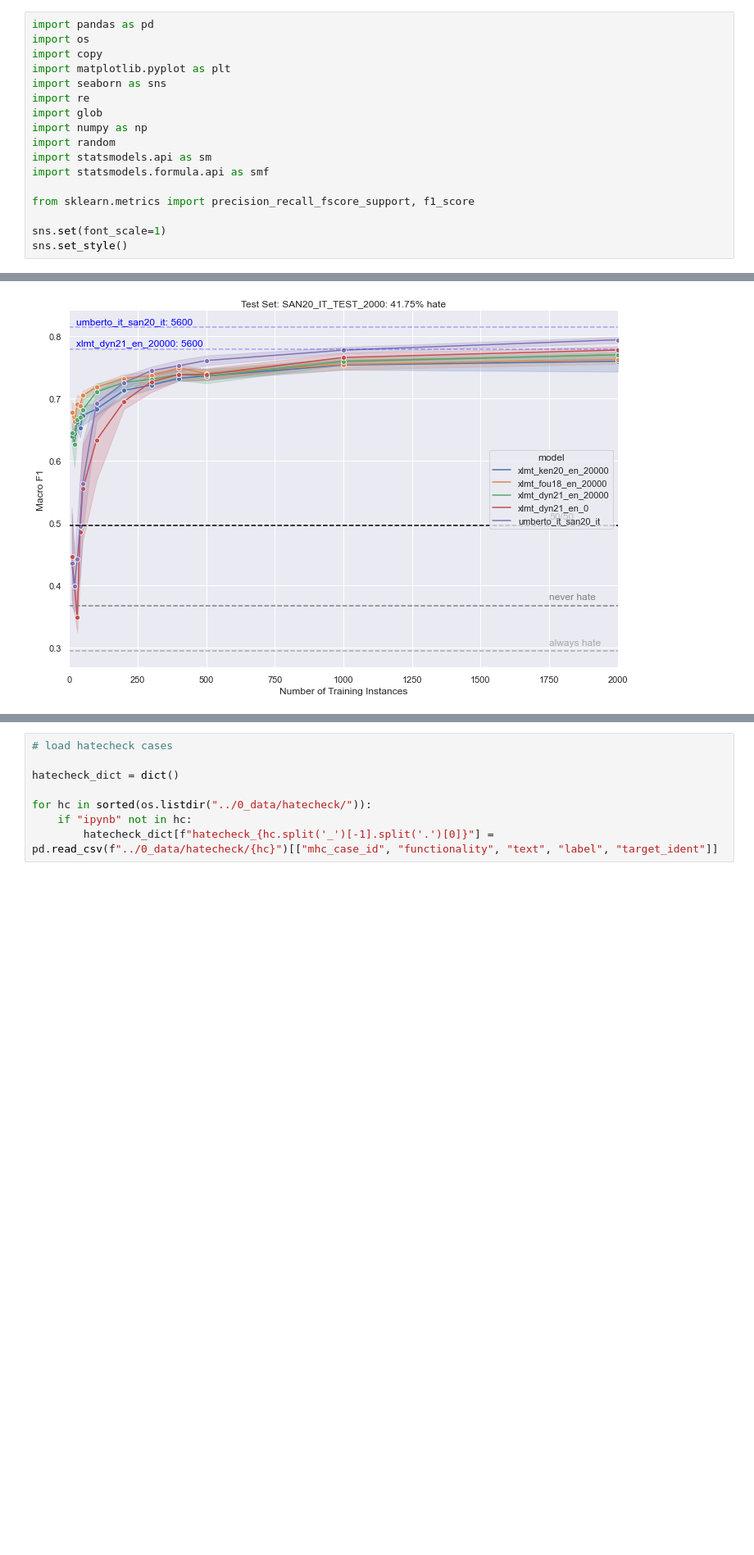
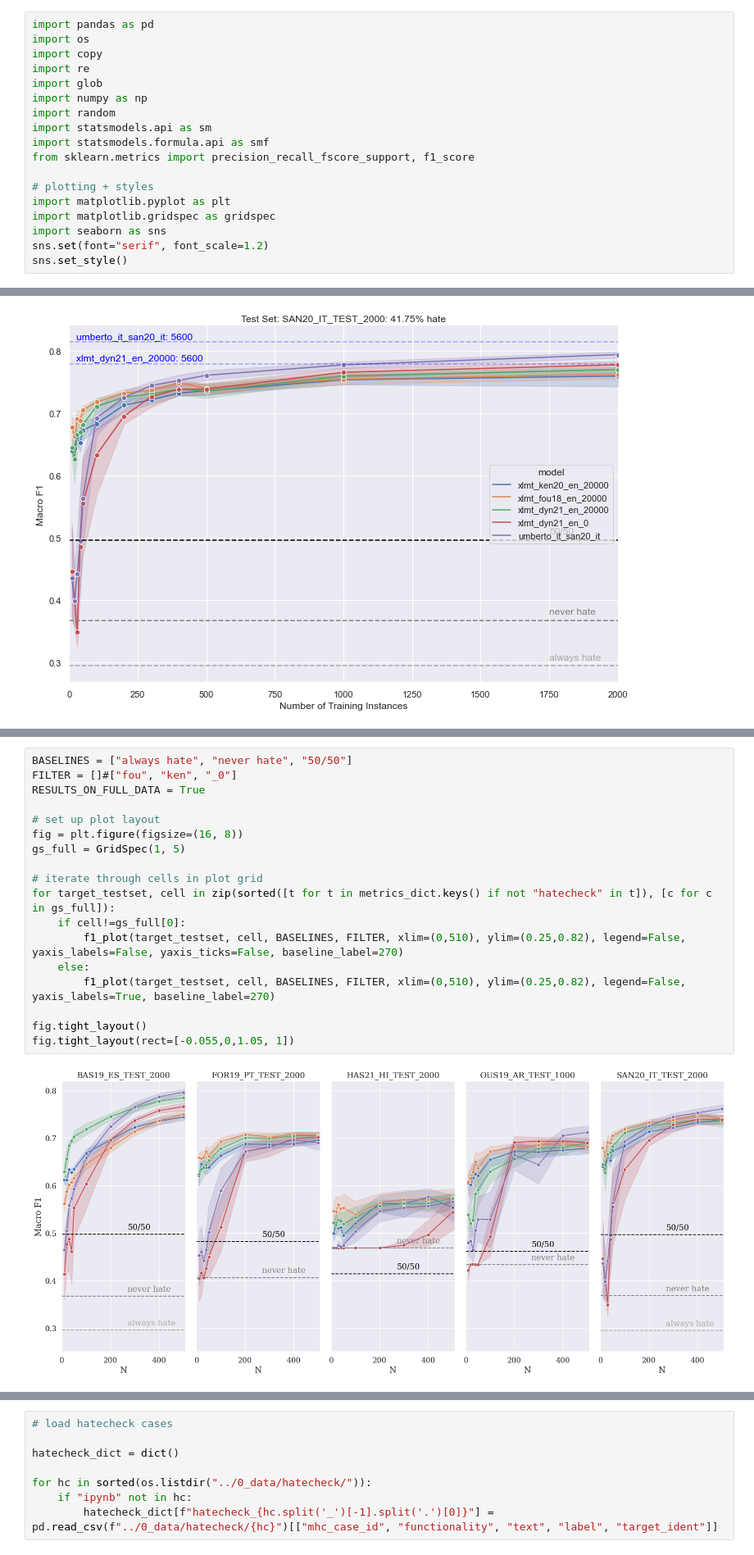
Before and after one commit to paul-rottger/efficient-low-resource-hate-detection, a Jupyter notebook: 3_evaluation/evaluate_results.ipynb, the cells around one changed output, grey strips where cells are left out. Shown at 82% size. Saved outputs shown, nothing was run; the diff lists cells and outputs as text; blank space fills up the shorter version.

Commit message:
making lots of graphs for the paper

```diff
--- a/3_evaluation/evaluate_results.ipynb
+++ b/3_evaluation/evaluate_results.ipynb
@@ -6,18 +6,19 @@
 import pandas as pd
 import os
 import copy
-import matplotlib.pyplot as plt
-import seaborn as sns
 import re
 import glob
 import numpy as np
 import random
 import statsmodels.api as sm
 import statsmodels.formula.api as smf
-
 from sklearn.metrics import precision_recall_fscore_support, f1_score
 
-sns.set(font_scale=1)
+# plotting + styles
+import matplotlib.pyplot as plt
+import matplotlib.gridspec as gridspec
+import seaborn as sns
+sns.set(font="serif", font_scale=1.2)
 sns.set_style()
 # %% [markdown]
 ### Load results across test sets
@@ -254,0 +279,20 @@ for target_testset, ax in zip(sorted([t for t in metrics_dict.keys() if "hateche
+# %%
+BASELINES = ["always hate", "never hate", "50/50"]
+FILTER = []#["fou", "ken", "_0"]
+RESULTS_ON_FULL_DATA = True
+
+# set up plot layout
+fig = plt.figure(figsize=(16, 8))
+gs_full = GridSpec(1, 5)
+
+# iterate through cells in plot grid
+for target_testset, cell in zip(sorted([t for t in metrics_dict.keys() if not "hatecheck" in t]), [c for c in gs_full]):
+    if cell!=gs_full[0]:
+        f1_plot(target_testset, cell, BASELINES, FILTER, xlim=(0,510), ylim=(0.25,0.82), legend=False, yaxis_labels=False, yaxis_ticks=False, baseline_label=270)
+    else:
+        f1_plot(target_testset, cell, BASELINES, FILTER, xlim=(0,510), ylim=(0.25,0.82), legend=False, yaxis_labels=True, baseline_label=270)
+
+fig.tight_layout()
+fig.tight_layout(rect=[-0.055,0,1.05, 1])
+# %% [output]
+[figure, added]
```
Also changed, not shown: parts of 14 cells of this notebook.
